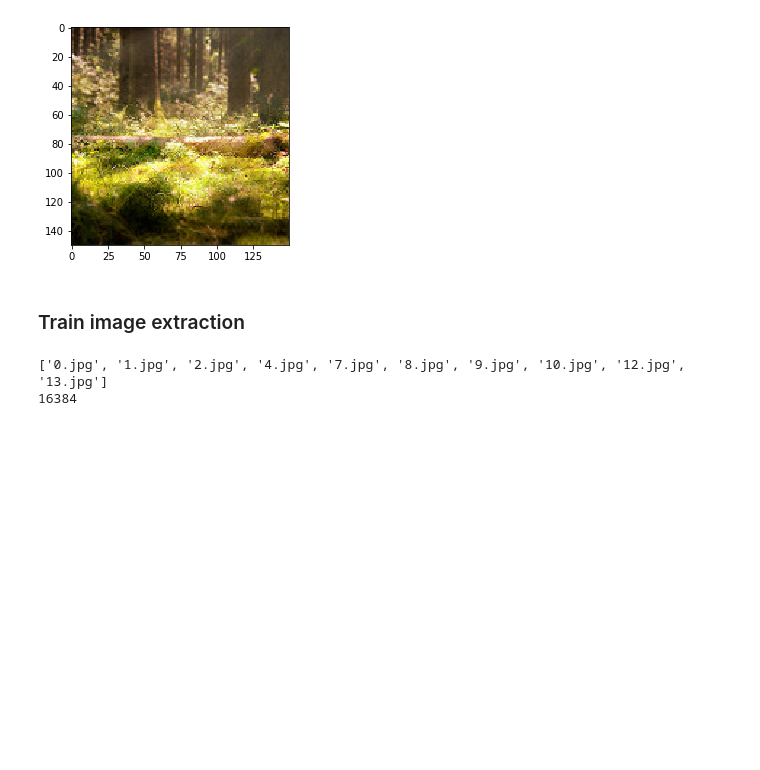
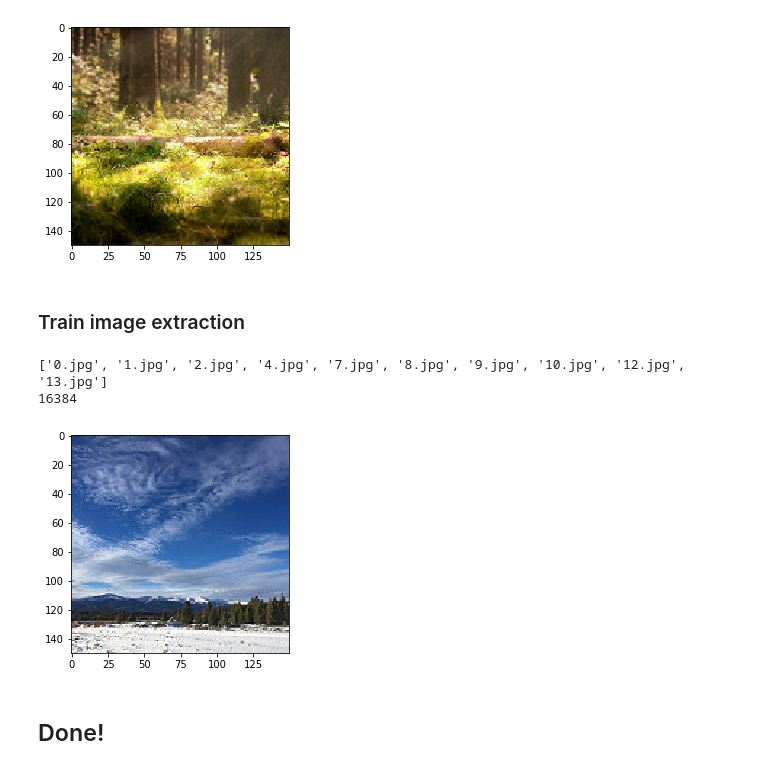
Before and after one commit to temp-noob/Intel-Scene-Classification, a Jupyter notebook: data_prep.ipynb, the cells around one changed output. Drawn from its saved outputs; the diff is of its cells as text; code cells hidden in the pictures; blank space fills up the shorter version.

```diff
--- a/data_prep.ipynb
+++ b/data_prep.ipynb
@@ -223,3 +223,14 @@ print(len(train_img_list))
 # %% [output]
 ['0.jpg', '1.jpg', '2.jpg', '4.jpg', '7.jpg', '8.jpg', '9.jpg', '10.jpg', '12.jpg', '13.jpg']
 16384
+# %%
+for i, im in enumerate(train_img_list):
+    img = cv2.imread(os.path.join(orig_train_dir, im))
+    if i == 21:
+        plt.imshow(cv2.cvtColor(img, cv2.COLOR_BGR2RGB))
+    curr_label = train_list_df.loc[im, 'label']
+    cv2.imwrite(get_save_path(im, curr_label, mode = 'train'), img)
+# %% [output]
+[figure, added]
+# %% [markdown]
+## Done!
```
